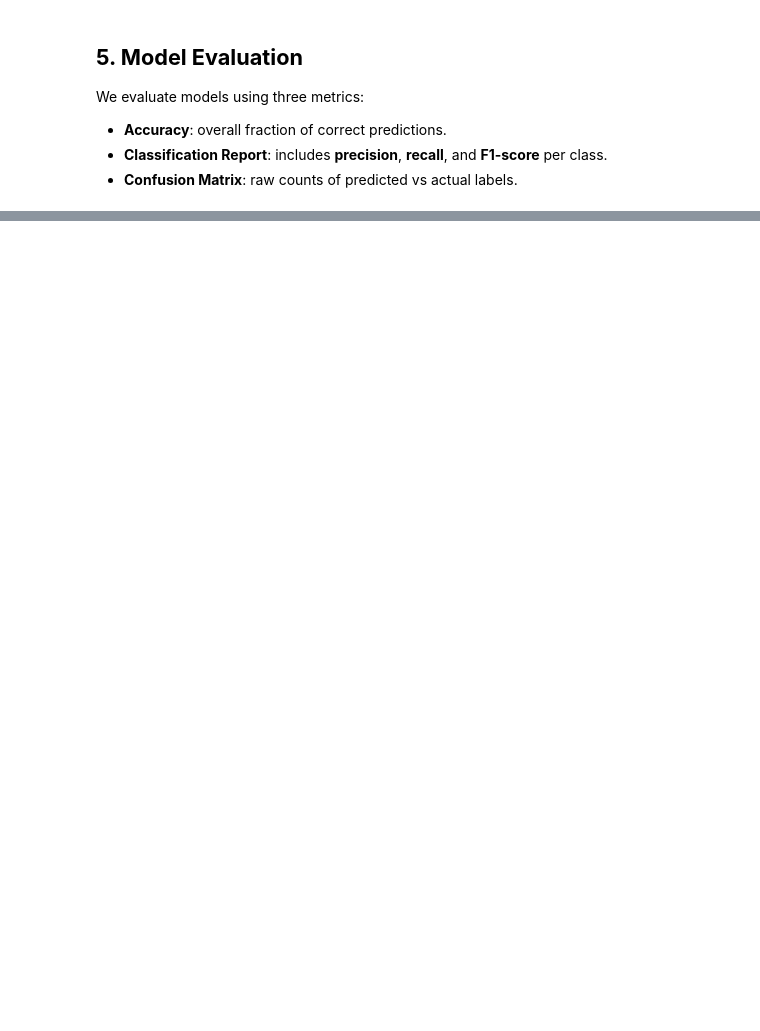
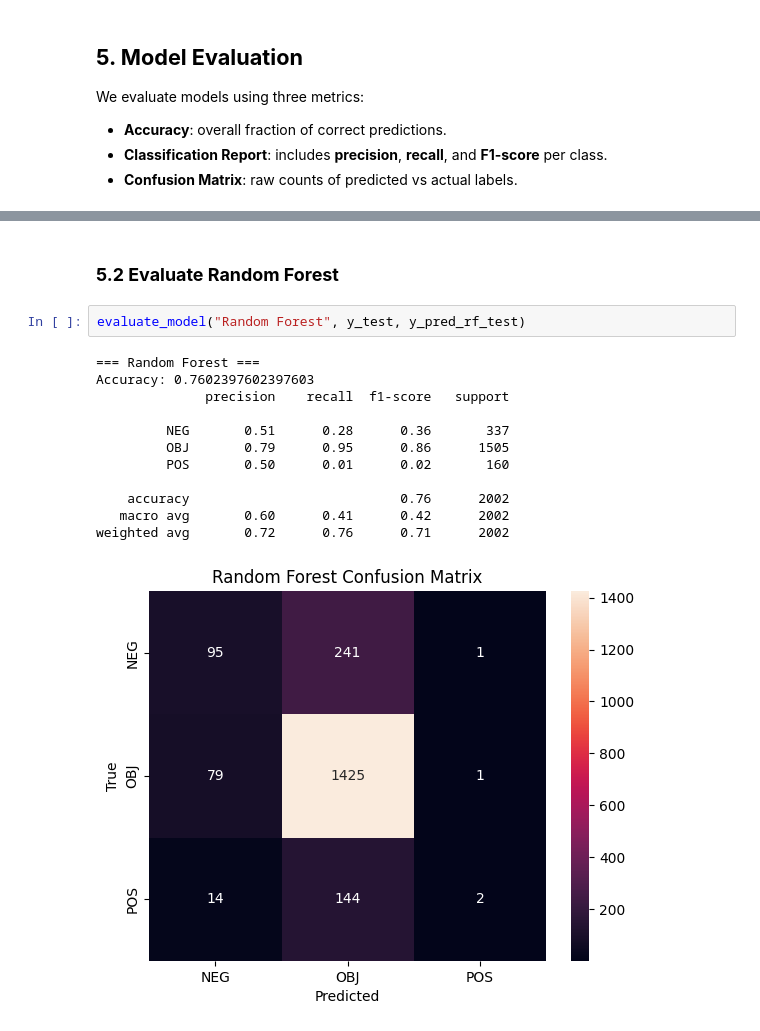
Before and after one commit to IslamAlTaweel/Arabic-Sentiment-Analysis-ML, a Jupyter notebook: ArabicSentiment.ipynb, the cells around one changed output, grey strips where cells are left out. Cells and saved outputs as stored; diff of their text form; blank space fills up the shorter version.

```diff
--- a/ArabicSentiment.ipynb
+++ b/ArabicSentiment.ipynb
@@ -297,0 +576,17 @@ Naïve Bayes Confusion Matrix:
+# %% [markdown]
+### **5.2 Evaluate Random Forest**
+# %%
+evaluate_model("Random Forest", y_test, y_pred_rf_test)
+# %% [output]
+=== Random Forest ===
+Accuracy: 0.7602397602397603
+              precision    recall  f1-score   support
+
+         NEG       0.51      0.28      0.36       337
+         OBJ       0.79      0.95      0.86      1505
+         POS       0.50      0.01      0.02       160
+
+    accuracy                           0.76      2002
+   macro avg       0.60      0.41      0.42      2002
+weighted avg       0.72      0.76      0.71      2002
+[figure, added]
```
Also changed, not shown: parts of 47 cells of this notebook.
